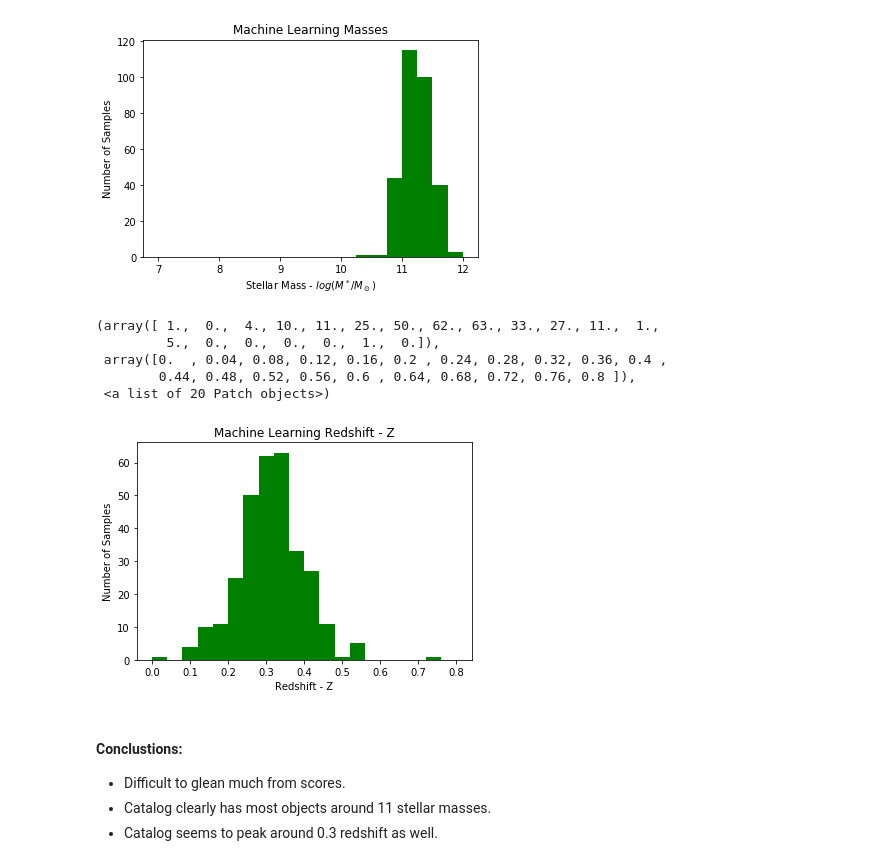
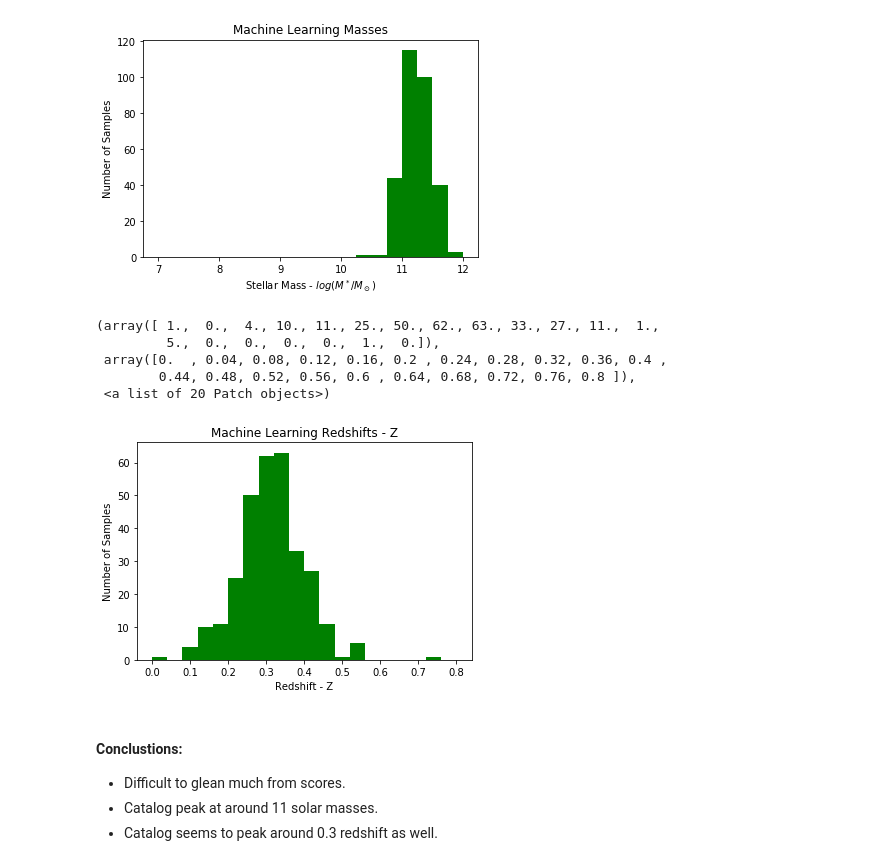
Before and after one commit to shawnknabel/lens_methods, a Jupyter notebook: Shawn Knabel - Gravitational Lensing Notebook - Concise.ipynb, the cells around one changed output. Drawn from its saved outputs; the diff is of its cells as text; code cells hidden in the pictures.

Commit message:
New Plots in Lensing Notebook - Concise

```diff
--- a/Shawn Knabel - Gravitational Lensing Notebook - Concise.ipynb
+++ b/Shawn Knabel - Gravitational Lensing Notebook - Concise.ipynb
@@ -540,17 +540,17 @@ plt.hist(np.log10(mac_with_mass.STELLAR_MASS),range=[7,12],bins=20,color='g')
 # %%
 plt.xlabel("Redshift - Z")
 plt.ylabel("Number of Samples")
-plt.title("Machine Learning Redshift - Z")
+plt.title("Machine Learning Redshifts - Z")
 plt.hist(mac_with_mass.Z,range=[0,0.8],bins=20,color='g')
 # %% [output]
 (array([ 1.,  0.,  4., 10., 11., 25., 50., 62., 63., 33., 27., 11.,  1.,
          5.,  0.,  0.,  0.,  0.,  1.,  0.]),
  array([0.  , 0.04, 0.08, 0.12, 0.16, 0.2 , 0.24, 0.28, 0.32, 0.36, 0.4 ,
         0.44, 0.48, 0.52, 0.56, 0.6 , 0.64, 0.68, 0.72, 0.76, 0.8 ]),
  <a list of 20 Patch objects>)
-[figure, old version]
+[figure, new version]
 # %% [markdown]
 #### Conclustions:
 - Difficult to glean much from scores.
-- Catalog clearly has most objects around 11 stellar masses.
+- Catalog peak at around 11 solar masses.
 - Catalog seems to peak around 0.3 redshift as well.
```
Also changed, not shown: parts of 9 cells of this notebook.
